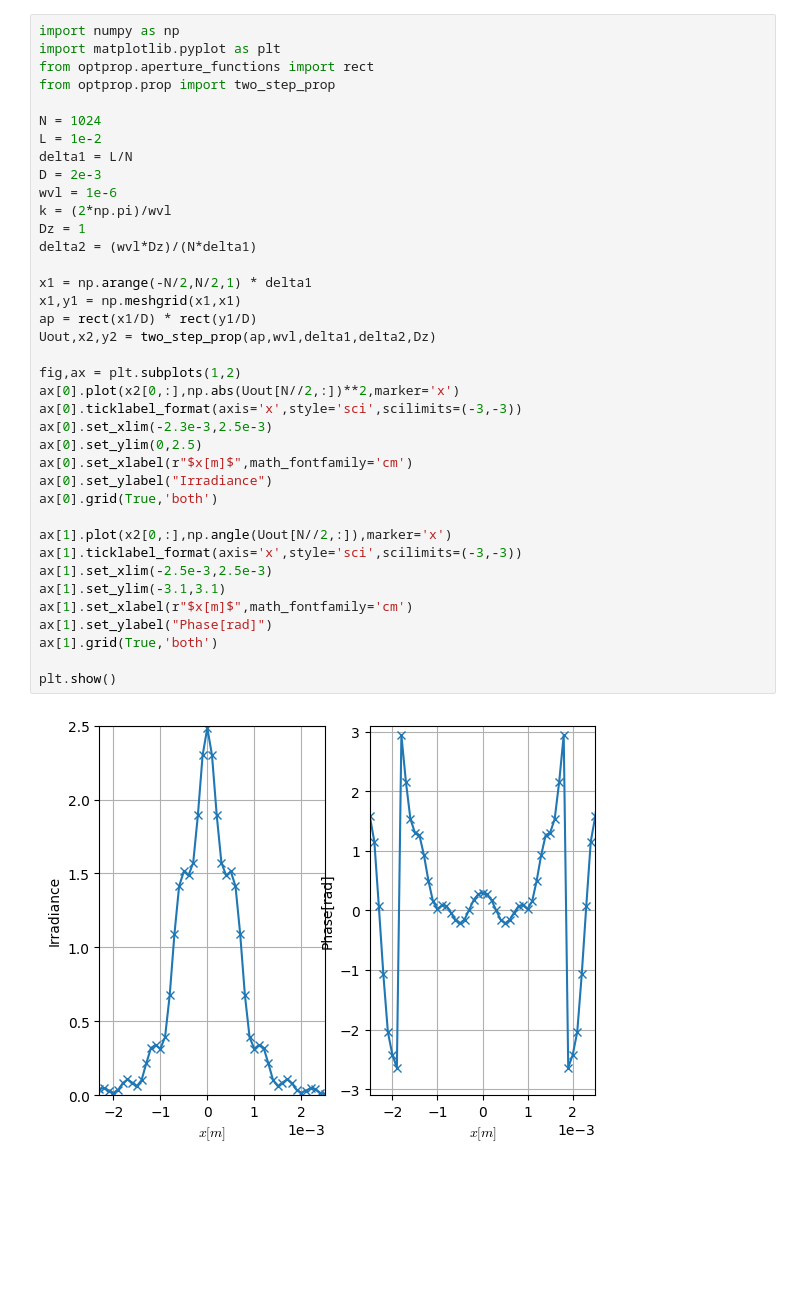
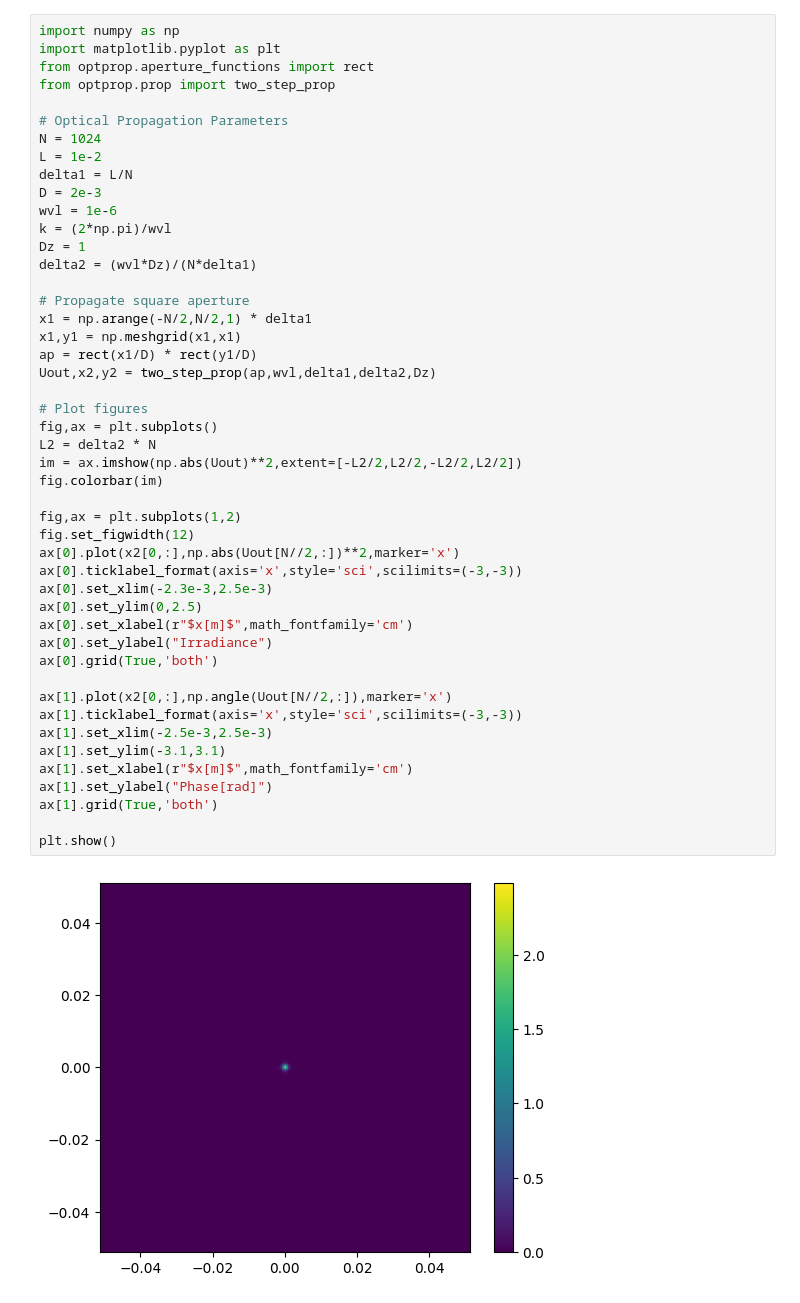
Before and after one commit to Liam-Mai00/Numerical-Simulation-of-Optical-Propagation, a Jupyter notebook: demo/demo_square_prop_two_step.ipynb, the cells around one changed output. Cells and saved outputs as stored; diff of their text form; blank space fills up the shorter version.

```diff
--- a/demo/demo_square_prop_two_step.ipynb
+++ b/demo/demo_square_prop_two_step.ipynb
@@ -4,37 +7,46 @@ import matplotlib.pyplot as plt
 from optprop.aperture_functions import rect
 from optprop.prop import two_step_prop
 
+# Optical Propagation Parameters
 N = 1024
 L = 1e-2
 delta1 = L/N
 D = 2e-3
 wvl = 1e-6
 k = (2*np.pi)/wvl
 Dz = 1
 delta2 = (wvl*Dz)/(N*delta1)
 
+# Propagate square aperture
 x1 = np.arange(-N/2,N/2,1) * delta1
 x1,y1 = np.meshgrid(x1,x1)
 ap = rect(x1/D) * rect(y1/D)
 Uout,x2,y2 = two_step_prop(ap,wvl,delta1,delta2,Dz)
 
+# Plot figures
+fig,ax = plt.subplots()
+L2 = delta2 * N
+im = ax.imshow(np.abs(Uout)**2,extent=[-L2/2,L2/2,-L2/2,L2/2])
+fig.colorbar(im)
+
 fig,ax = plt.subplots(1,2)
+fig.set_figwidth(12)
 ax[0].plot(x2[0,:],np.abs(Uout[N//2,:])**2,marker='x')
 ax[0].ticklabel_format(axis='x',style='sci',scilimits=(-3,-3))
 ax[0].set_xlim(-2.3e-3,2.5e-3)
 ax[0].set_ylim(0,2.5)
 ax[0].set_xlabel(r"$x[m]$",math_fontfamily='cm')
 ax[0].set_ylabel("Irradiance")
 ax[0].grid(True,'both')
 
 ax[1].plot(x2[0,:],np.angle(Uout[N//2,:]),marker='x')
 ax[1].ticklabel_format(axis='x',style='sci',scilimits=(-3,-3))
 ax[1].set_xlim(-2.5e-3,2.5e-3)
 ax[1].set_ylim(-3.1,3.1)
 ax[1].set_xlabel(r"$x[m]$",math_fontfamily='cm')
 ax[1].set_ylabel("Phase[rad]")
 ax[1].grid(True,'both')
 
 plt.show()
 # %% [output]
-[figure, old version]
+[figure, new version]
```
Also changed, not shown: parts of 2 cells of this notebook, 1 other file.
